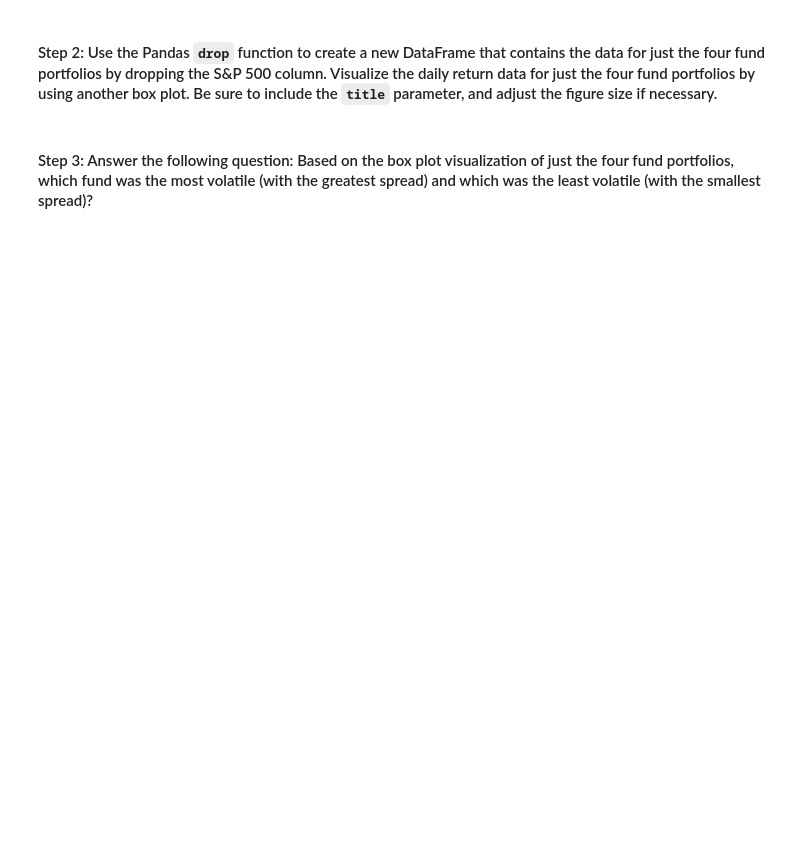
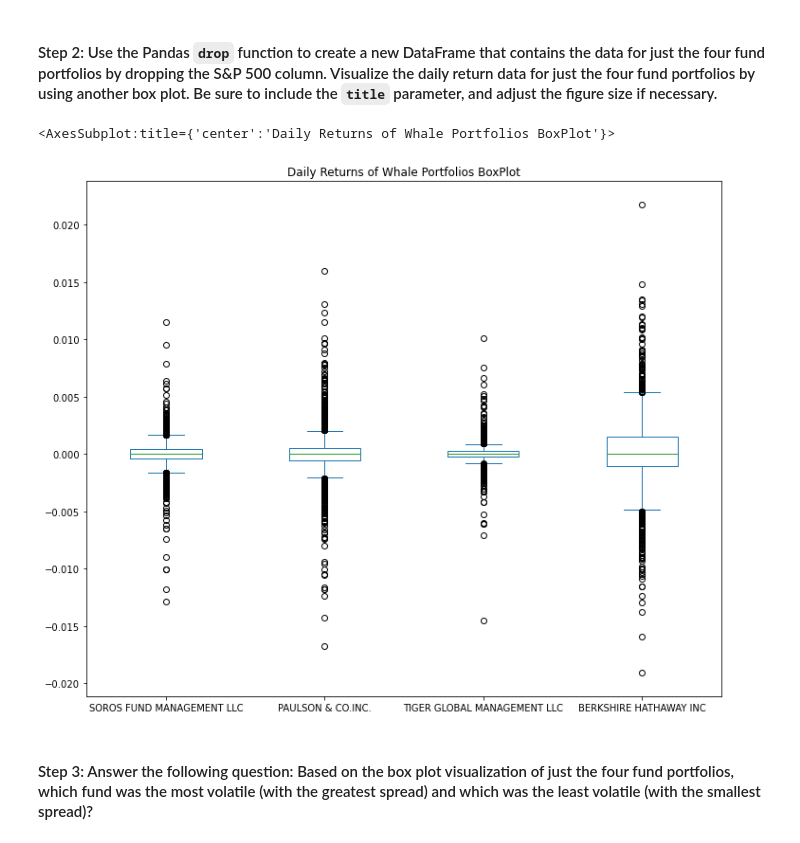
Before and after one commit to MichaelRDionne/Module_4_Challenge, a Jupyter notebook: Starter_Code/risk_return_analysis.ipynb, the cells around one changed output. Saved outputs shown, nothing was run; the diff lists cells and outputs as text; code cells hidden in the pictures; blank space fills up the shorter version.

```diff
--- a/Starter_Code/risk_return_analysis.ipynb
+++ b/Starter_Code/risk_return_analysis.ipynb
@@ -202,8 +208,12 @@ Analyze the volatility of each of the four fund portfolios and of the S&P 500 In
 # %%
 # Create a new DataFrame containing only the 4 fund portfolios by dropping the S&P 500 column from the DataFrame
 # Create box plots to reflect the return data for only the 4 fund portfolios
 # Include a title parameter and adjust the figure size
-# YOUR CODE HERE
+whales_daily_returns.drop(columns=['S&P 500'], inplace=True)
+whales_daily_returns.plot(kind="box", figsize=(12, 10), title="Daily Returns of Whale Portfolios BoxPlot")
+# %% [output]
+<AxesSubplot:title={'center':'Daily Returns of Whale Portfolios BoxPlot'}>
+[figure, added]
 # %% [markdown]
 #### Step 3: Answer the following question: Based on the box plot visualization of just the four fund portfolios, which fund was the most volatile (with the greatest spread) and which was the least volatile (with the smallest spread)?
 # %% [markdown]
```
Also changed, not shown: parts of 4 cells of this notebook.
